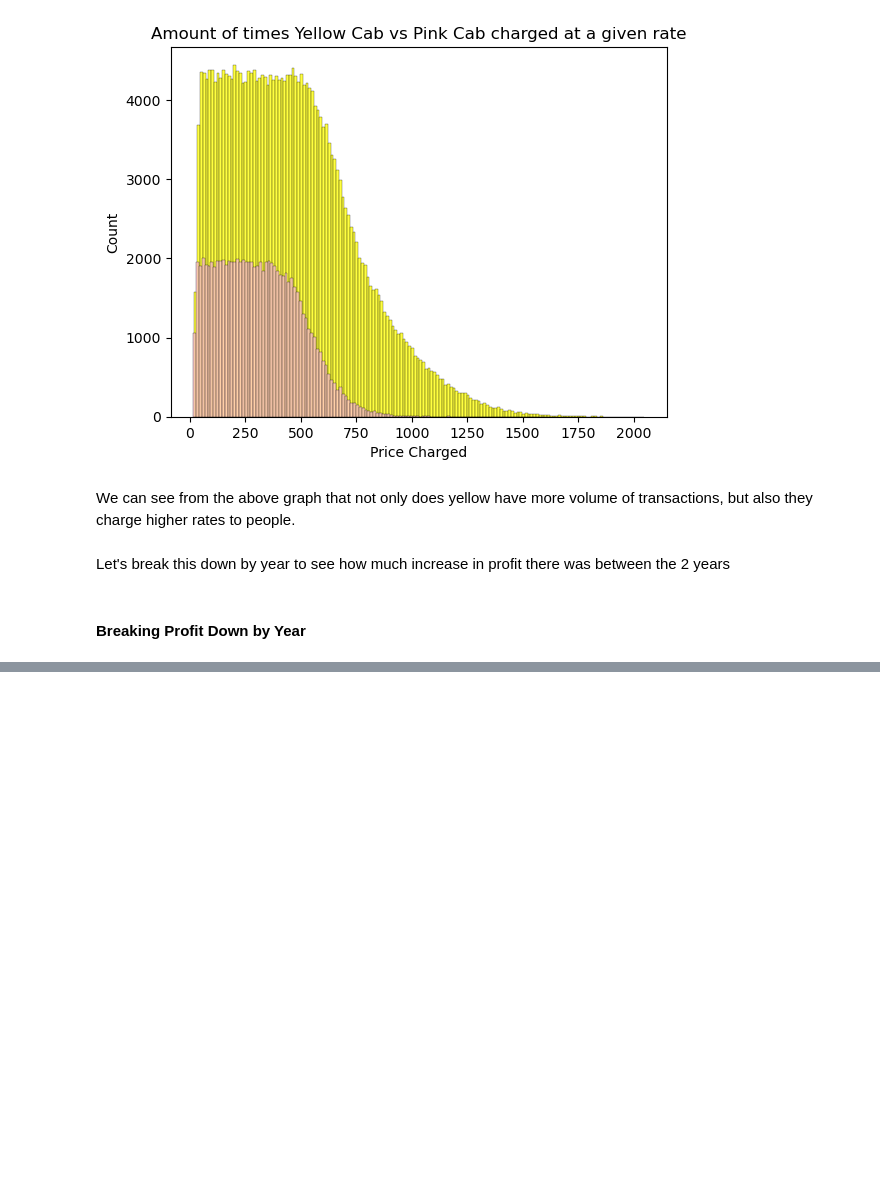
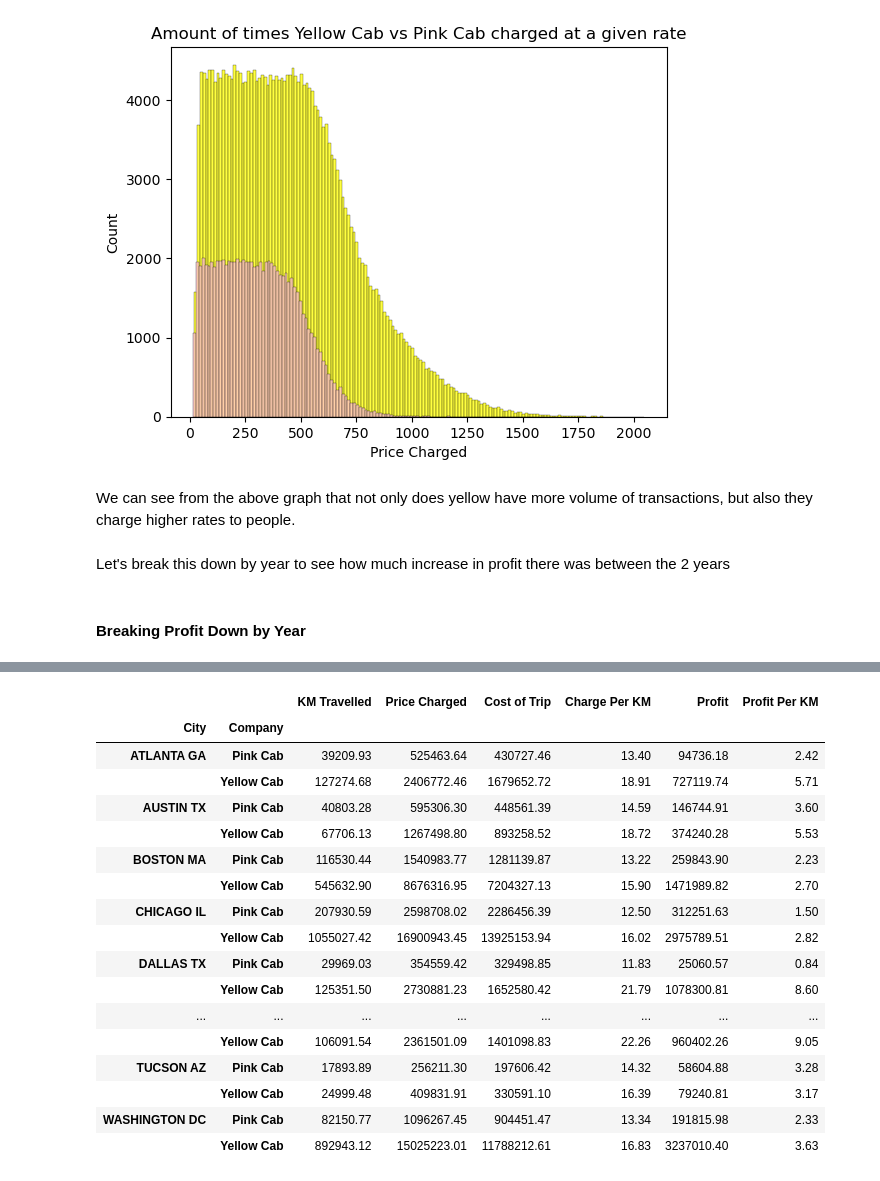
Before and after one commit to DataGlacier/VC, a Jupyter notebook: Week 2/Cab Investment Firm EDA by Connor Bryson.ipynb, the cells around one changed output, grey strips where cells are left out. Drawn from its saved outputs; the diff is of its cells as text; code cells hidden in the pictures; blank space fills up the shorter version.

```diff
--- a/Week 2/Cab Investment Firm EDA by Connor Bryson.ipynb
+++ b/Week 2/Cab Investment Firm EDA by Connor Bryson.ipynb
@@ -449,0 +515,34 @@ data_per_year
+# %%
+# Group By City
+per_city = master_cab_data.groupby(["City", "Company"], group_keys = False) \
+["KM Travelled", "Price Charged", "Cost of Trip"].sum().round(2)
+
+# Add Amount Charged Per KM
+per_city["Charge Per KM"] = (per_city["Price Charged"] / per_city["KM Travelled"]).round(2)
+
+# Add Profit Column to Table
+per_city["Profit"] = profit(per_city.groupby(["City", "Company"]))
+
+# Add Profit Per KM
+per_city["Profit Per KM"] = (per_city["Profit"] / per_city["KM Travelled"]).round(2)
+# %%
+per_city
+# %% [output]
+|  |  | KM Travelled | Price Charged | Cost of Trip | Charge Per KM | Profit | Profit Per KM |
+| City | Company |  |  |  |  |  |  |
+| ATLANTA GA | Pink Cab | 39209.93 | 525463.64 | 430727.46 | 13.40 | 94736.18 | 2.42 |
+|  | Yellow Cab | 127274.68 | 2406772.46 | 1679652.72 | 18.91 | 727119.74 | 5.71 |
+| AUSTIN TX | Pink Cab | 40803.28 | 595306.30 | 448561.39 | 14.59 | 146744.91 | 3.60 |
+|  | Yellow Cab | 67706.13 | 1267498.80 | 893258.52 | 18.72 | 374240.28 | 5.53 |
+| BOSTON MA | Pink Cab | 116530.44 | 1540983.77 | 1281139.87 | 13.22 | 259843.90 | 2.23 |
+|  | Yellow Cab | 545632.90 | 8676316.95 | 7204327.13 | 15.90 | 1471989.82 | 2.70 |
+| CHICAGO IL | Pink Cab | 207930.59 | 2598708.02 | 2286456.39 | 12.50 | 312251.63 | 1.50 |
+|  | Yellow Cab | 1055027.42 | 16900943.45 | 13925153.94 | 16.02 | 2975789.51 | 2.82 |
+| DALLAS TX | Pink Cab | 29969.03 | 354559.42 | 329498.85 | 11.83 | 25060.57 | 0.84 |
+|  | Yellow Cab | 125351.50 | 2730881.23 | 1652580.42 | 21.79 | 1078300.81 | 8.60 |
+| ... | ... | ... | ... | ... | ... | ... | ... |
+|  | Yellow Cab | 106091.54 | 2361501.09 | 1401098.83 | 22.26 | 960402.26 | 9.05 |
+| TUCSON AZ | Pink Cab | 17893.89 | 256211.30 | 197606.42 | 14.32 | 58604.88 | 3.28 |
+|  | Yellow Cab | 24999.48 | 409831.91 | 330591.10 | 16.39 | 79240.81 | 3.17 |
+| WASHINGTON DC | Pink Cab | 82150.77 | 1096267.45 | 904451.47 | 13.34 | 191815.98 | 2.33 |
+|  | Yellow Cab | 892943.12 | 15025223.01 | 11788212.61 | 16.83 | 3237010.40 | 3.63 |
```
Also changed, not shown: parts of 46 cells of this notebook.
